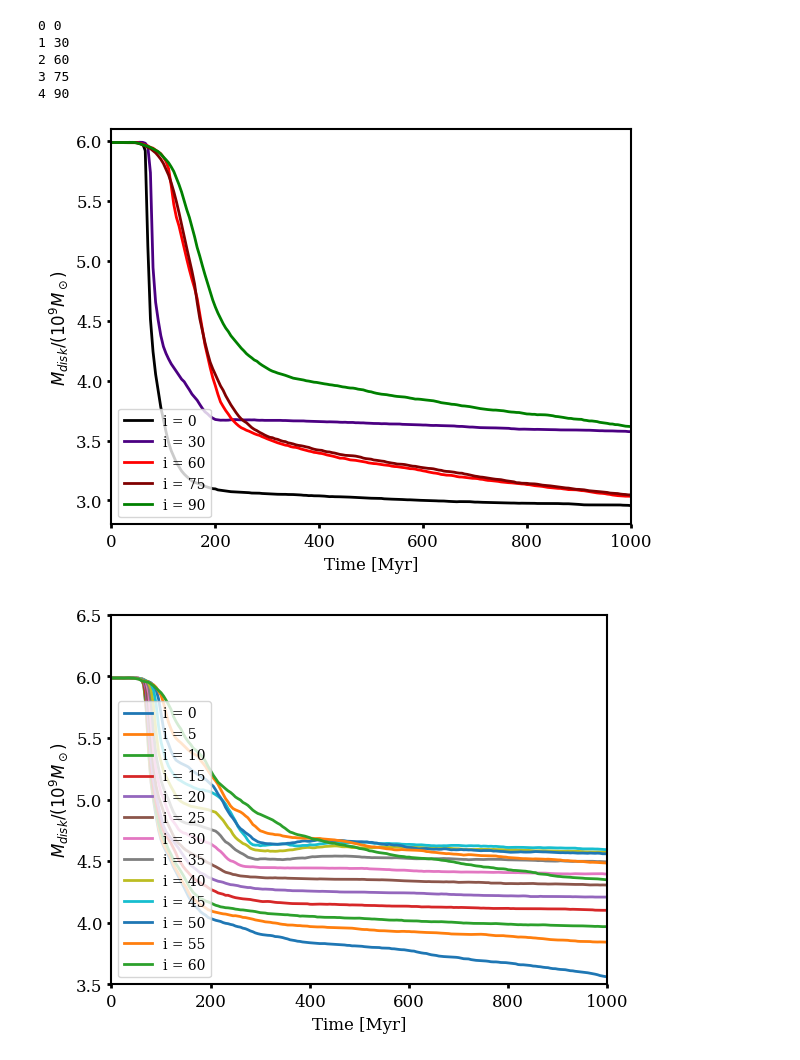
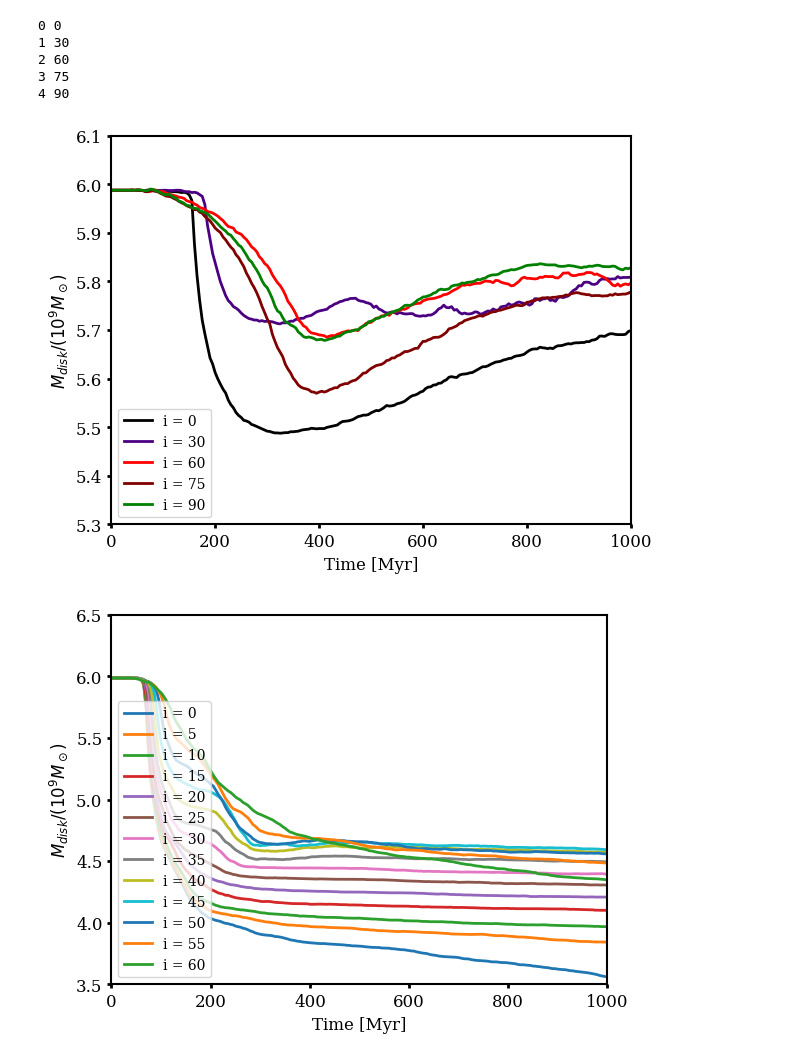
Before and after one commit to HSouch/galarp, a Jupyter notebook: paper/0-1-FullDynamicShadow.ipynb, the cells around one changed output. Drawn from its saved outputs; the diff is of its cells as text; code cells hidden in the pictures.

```diff
--- a/paper/0-1-FullDynamicShadow.ipynb
+++ b/paper/0-1-FullDynamicShadow.ipynb
@@ -261,7 +261,7 @@ for n_bin in [1, 5, 10, 20, 40, 50]:
                             n_bins=n_bin, debug=True)
     #shadowing = shadow.evaluate(xyz.T, v_xyz.T, 0)
 
-    shadow.debug_evaluate(xyz.T, v_xyz.T, 0, outname=f"temp/shadowing_{index}_{inc}_{n_bin}.png", size=1, cmap=cmap, dpi=200)
+    shadow.debug_evaluate(xyz.T, v_xyz.T, 0, outname=f"figures/dynamicshadows/shadowing_{index}_{inc}_{n_bin}.png", size=1, cmap=cmap, dpi=200)
 
     # xs = np.linspace(-20, 50, 100)
 
@@ -384,14 +384,14 @@ for inclination in incs:
                            radii=np.random.uniform(20, 60, 10000),
                            n_bins=20)
 
-    sim = grp.RPSim(wind=rb2006_wind, potential=rb2006_satellite, shadow=shadow)
+    sim = grp.RPSim(wind=rb2006_wind, potential=rb2006_satellite, shadow=shadow,)
 
-    orbits = sim.run(particles, integration_time=1200 * u.Myr, dt=5*u.Myr, printout=False, rho_icm=1e-26 * u.g/u.cm**3)
+    orbits = sim.run(particles, integration_time=1200 * u.Myr, dt=5*u.Myr, printout=False, rho_icm=1e-27 * u.g/u.cm**3)
     orbit_containers.append(orbits)
 # %%
 for i, inclination in enumerate(incs):
     print(i, inclination)
-    grp.animated_hexbin_plot(orbit_containers[i], outname=f"figures/rb2006_dynamic_shadow_{inclination}.gif",
+    grp.animated_hexbin_plot(orbit_containers[i], outname=f"figures/rb2006_dynamic_shadow_{inclination}_lowstrength.gif",
                              cmap=cmap, n_frames=200)
 # %% [output]
 0 0
@@ -403,35 +403,35 @@ for i, inclination in enumerate(incs):
 def Mdisk(orbits, rmax = 27 * u.kpc, thickness=5 * u.kpc, **kwargs):
     x,y,z, vx, vy, vz = orbits.get_orbit_data(transposed=False)
 
     r = np.sqrt(x**2 + y**2)
 
     in_disk = np.logical_and(r < rmax.value, np.abs(z) < thickness.value)
 
 
     evol = np.sum(in_disk, axis=1) * orbits.metadata["M_CLOUD"].to(u.Msun).value
 
     return orbits.data.t, evol
 
 incs = [0, 30, 60, 75, 90]
 
 
 colors = ["black", "indigo", "red", "maroon", "green"]
 
 for i, container in enumerate(orbit_containers):
     times, evol = Mdisk(container)
     plt.plot(times, evol * 6 / 1e9, color=colors[i], lw=2, label=f"i = {incs[i]}")
 
 plt.xlim(0, 1000)
-plt.ylim(2.8, 6.1)
+plt.ylim(5.3, 6.1)
 
 plt.ylabel("$M_{disk} / (10^9 M_\odot)$")
 plt.xlabel("Time [Myr]")
 
 plt.legend(fontsize=10, loc="lower left")
 plt.tight_layout()
 plt.savefig("figures/rb2006_dynamic_shadow_diskmass_evolution.png", dpi=200)
 # %% [output]
-[figure, old version]
+[figure, new version]
 # %%
 orbit_containers_around_30 = []
 incs_around_30 = [0, 5, 10, 15, 20, 25, 30, 35, 40, 45, 50, 55, 60]
```
Also changed, not shown: 2 other files.
